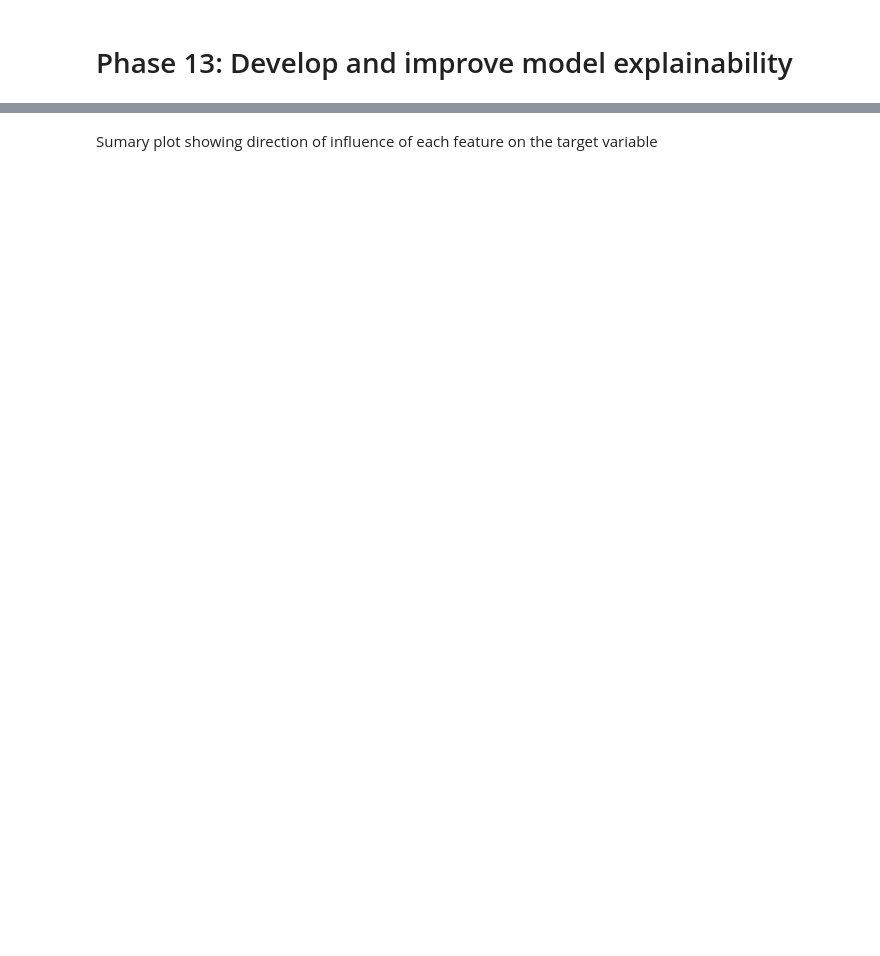
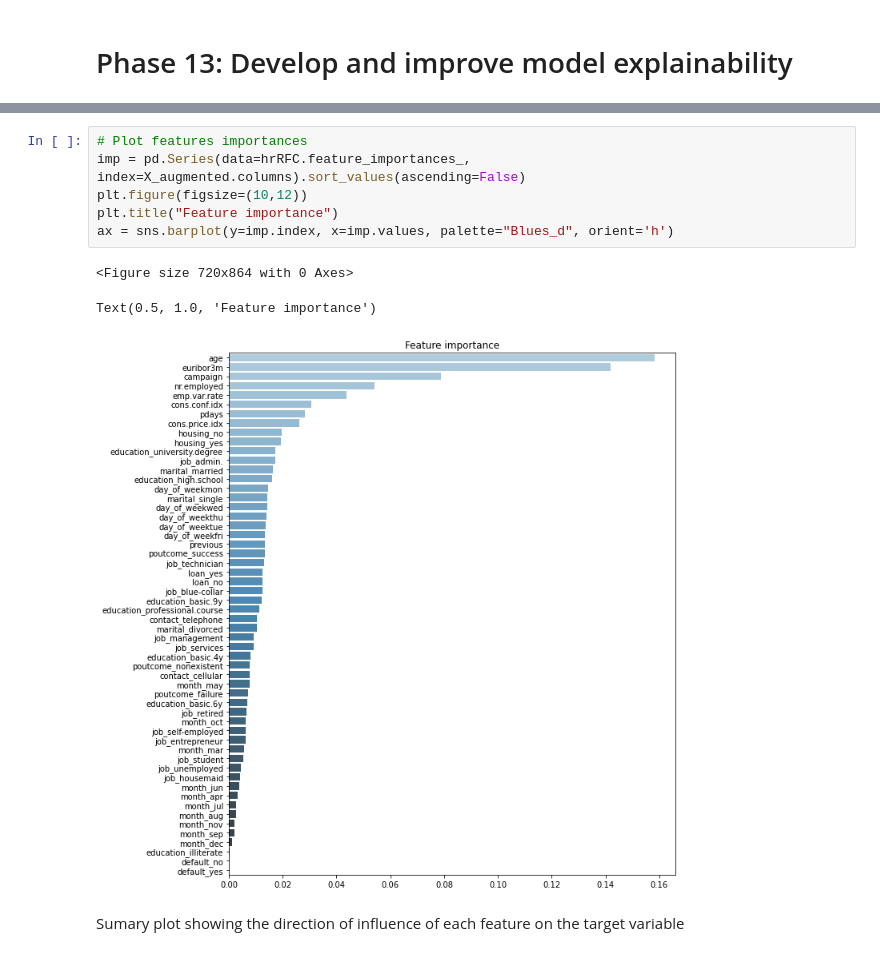
Before and after one commit to hdushan/optus_u_ai_ml_assignment, a Jupyter notebook: assignment.ipynb, the cells around one changed output, grey strips where cells are left out. Drawn from its saved outputs; the diff is of its cells as text; blank space fills up the shorter version.

```diff
--- a/assignment.ipynb
+++ b/assignment.ipynb
@@ -910,2 +923,12 @@ xgb.plot_importance(hrXGB)
+# %%
+# Plot features importances
+imp = pd.Series(data=hrRFC.feature_importances_, index=X_augmented.columns).sort_values(ascending=False)
+plt.figure(figsize=(10,12))
+plt.title("Feature importance")
+ax = sns.barplot(y=imp.index, x=imp.values, palette="Blues_d", orient='h')
+# %% [output]
+<Figure size 720x864 with 0 Axes>
+Text(0.5, 1.0, 'Feature importance')
+[figure, added]
 # %% [markdown]
-Sumary plot showing direction of influence of each feature on the target variable
+Sumary plot showing the direction of influence of each feature on the target variable
```
Also changed, not shown: parts of 15 cells of this notebook.
